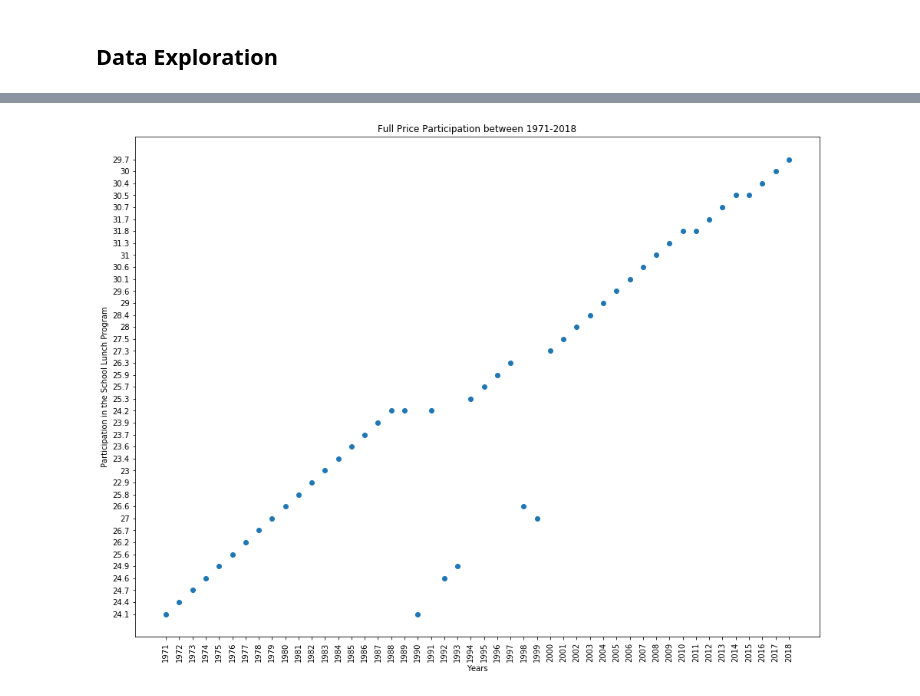
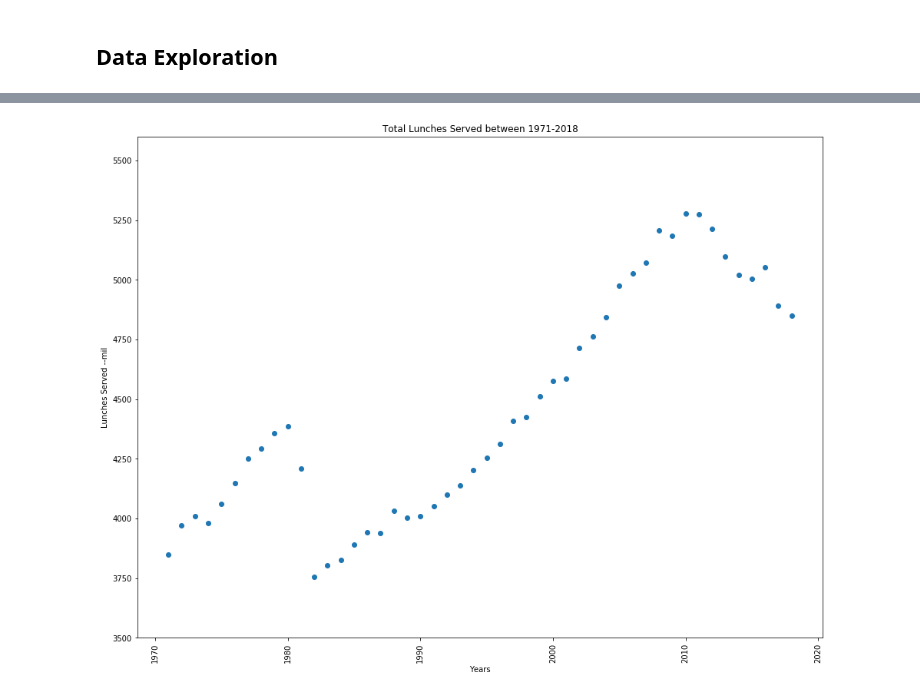
Before and after one commit to Kingbigtiger/class-studies, a Jupyter notebook: Unit 1 Bootcamp Capstone Lunch Participation .ipynb, the cells around one changed output, grey strips where cells are left out. Cells and saved outputs as stored; diff of their text form; code cells hidden in the pictures.

```diff
--- a/Unit 1 Bootcamp Capstone Lunch Participation .ipynb
+++ b/Unit 1 Bootcamp Capstone Lunch Participation .ipynb
@@ -43,7 +43,7 @@ lunch_csv.head()
 | 4 | 1970 | 4.6 | 1] | 17.8 | 22.4 | 3,565.10 | 20.7 |
 # %%
 # Here we are re-organizing the table by dropping the first 4 rows from the table
-lunch_csv2 = lunch_csv[5:].dropna()
+lunch_csv2 = lunch_csv[5:-4].dropna()
 # Below we are renaming the columns
 lunch_csv2.columns = ['Year', 'Free_Lunch', 'Reduced_Price', 'Full_Price', 'Total', 'Total_Lunches', 'Percent of Free/RP of Total']
 # %%
@@ -59,6 +59,14 @@ lunch_csv2.head()
 lunch_csv2.shape
 # %% [output]
 (48, 7)
+# %%
+lunch_csv2['Free_Lunch'] = lunch_csv2['Free_Lunch'].astype(float)
+lunch_csv2['Year'] = lunch_csv2['Year'].astype(float)
+lunch_csv2['Reduced_Price'] = lunch_csv2['Reduced_Price'].astype(float)
+lunch_csv2['Full_Price'] = lunch_csv2['Full_Price'].astype(float)
+lunch_csv2['Total'] = lunch_csv2['Total'].astype(float)
+lunch_csv2['Total_Lunches'] = lunch_csv2['Total_Lunches'].apply(lambda s: float(s.replace(',', '')))
+lunch_csv2['Percent of Free/RP of Total'] = lunch_csv2['Percent of Free/RP of Total'].astype(float)
 # %%
 # We are taking the sum of the two columns to generate our A part of our A/B test
 lunch_csv2['FL+RP'] = lunch_csv2['Free_Lunch'].astype(float) + lunch_csv2['Reduced_Price'].astype(float)
@@ -76,11 +117,12 @@ lunch_csv2.head()
 # %%
 plt.figure(figsize=(16, 12))
-plt.scatter(x=lunch_csv2['Year'], y=lunch_csv2['Total'])
-plt.ylabel('Participation in the School Lunch Program')
+plt.scatter(x=lunch_csv2['Year'], y=lunch_csv2['Total_Lunches'])
+plt.ylabel('Lunches Served --mil')
+plt.ylim(3500,5600)
 plt.xticks(rotation = 90)
 plt.xlabel('Years')
-plt.title('Full Price Participation between 1971-2018')
+plt.title('Total Lunches Served between 1971-2018')
 
 plt.show()
 # %% [output]
-[figure, old version]
+[figure, new version]
```
Also changed, not shown: parts of 7 cells of this notebook.
